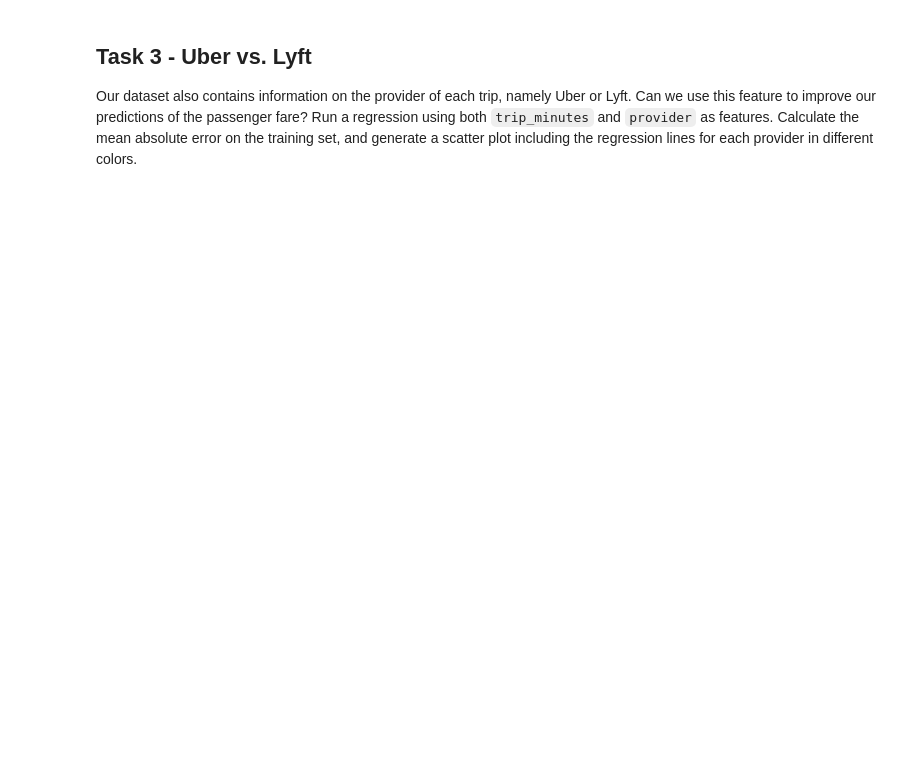
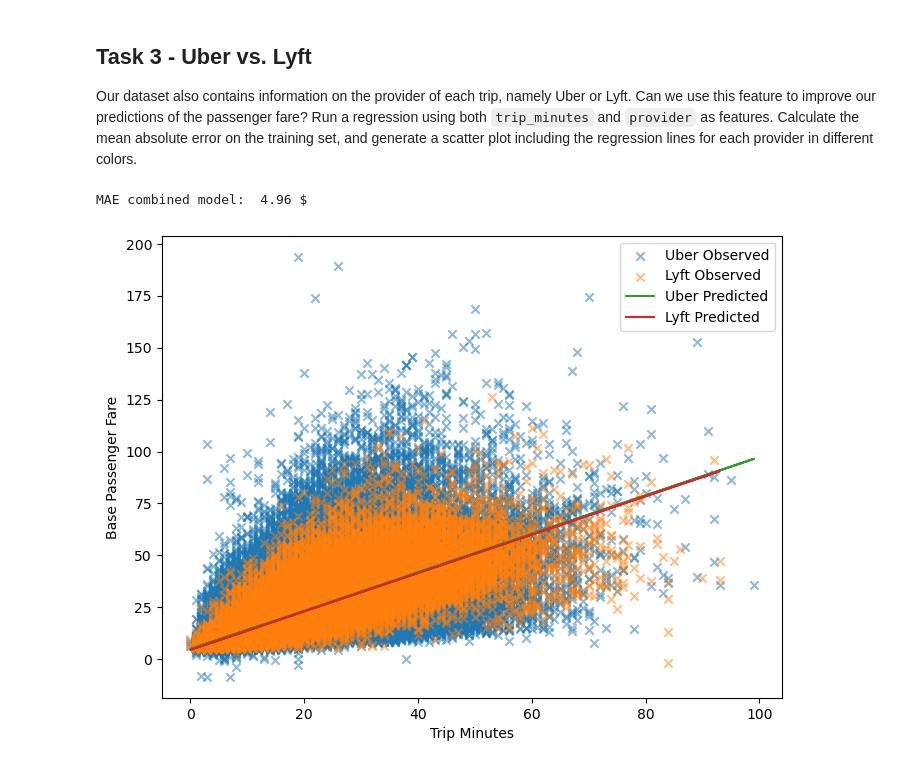
Before and after one commit to LaurinBreuer/AA_2025, a Jupyter notebook: Workshop_05/W5_coding_challenge_pre.ipynb, the cells around one changed output. Saved outputs shown, nothing was run; the diff lists cells and outputs as text; code cells hidden in the pictures; blank space fills up the shorter version.

```diff
--- a/Workshop_05/W5_coding_challenge_pre.ipynb
+++ b/Workshop_05/W5_coding_challenge_pre.ipynb
@@ -77,4 +94,41 @@ Which feature is the better predictor of the fare: distance or duration? Compare
 
 Our dataset also contains information on the provider of each trip, namely Uber or Lyft. Can we use this feature to improve our predictions of the passenger fare? Run a regression using both `trip_minutes` and `provider` as features. Calculate the mean absolute error on the training set, and generate a scatter plot including the regression lines for each provider in different colors.
 # %%
-# your code here
+# create two feature vectors for trip_minutes and provider
+
+df["provider_num"] = (df["provider"] == "uber").astype(int)
+
+
+
+#train model
+model_task3 = LinearRegression(fit_intercept=True)
+model_task3.fit(df[["trip_minutes", "provider_num"]], df["base_passenger_fare"])
+
+# generate predictions
+model_task3_pred = model_task3.predict(df[["trip_minutes", "provider_num"]])
+
+print("MAE combined model: ", round(mean_absolute_error(df["base_passenger_fare"], model_task3_pred),2),"$")
+
+# Scatter Plot
+# plot
+## create two feature vectors for uber and lyft
+X_uber = df[df["provider_num"]==1].copy()
+X_lyft = df[df["provider_num"]==0].copy()
+
+## predict uber and lyft separately (using the same model!)
+y_pred_uber = model_task3.predict(X_uber[["trip_minutes", "provider_num"]])
+y_pred_lyft = model_task3.predict(X_lyft[["trip_minutes", "provider_num"]])
+
+# scatter plot
+fig, ax = plt.subplots(figsize=(8,6))
+ax.scatter(X_uber["trip_minutes"], X_uber["base_passenger_fare"], marker="x", label="Uber Observed", alpha=0.5)
+ax.scatter(X_lyft["trip_minutes"], X_lyft["base_passenger_fare"], marker="x", label="Lyft Observed", alpha=0.5)
+ax.plot(X_uber["trip_minutes"], y_pred_uber, c="C2", label="Uber Predicted")
+ax.plot(X_lyft["trip_minutes"], y_pred_lyft, c="C3", label="Lyft Predicted")
+ax.set_xlabel("Trip Minutes")
+ax.set_ylabel("Base Passenger Fare")
+ax.legend()
+plt.show()
+# %% [output]
+MAE combined model:  4.96 $
+[figure, added]
```
Also changed, not shown: parts of 1 cell of this notebook, 1 other file.
